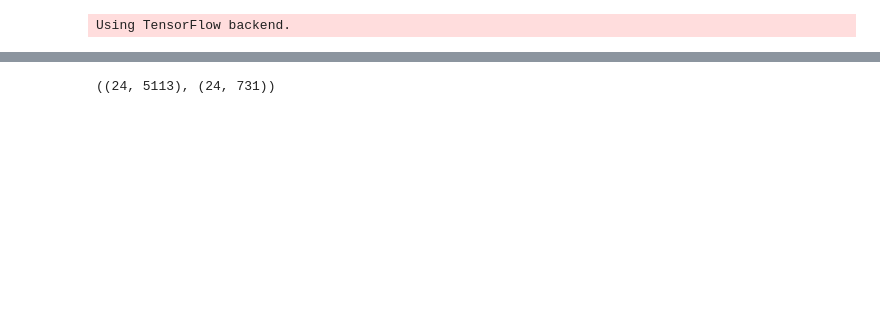
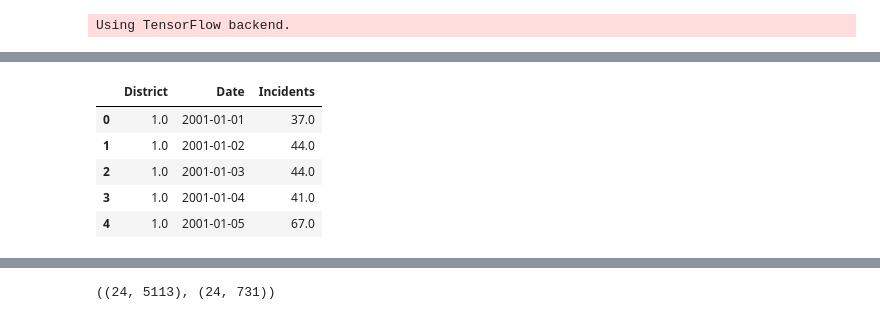
Before and after one commit to thsis/INFOSYS, a Jupyter notebook: blog/Marc_Blogpost_IS.ipynb, the cells around one changed output, grey strips where cells are left out. Saved outputs shown, nothing was run; the diff lists cells and outputs as text; code cells hidden in the pictures; blank space fills up the shorter version.

```diff
--- a/blog/Marc_Blogpost_IS.ipynb
+++ b/blog/Marc_Blogpost_IS.ipynb
@@ -16,0 +19,10 @@ Using TensorFlow backend.
+# %%
+data = pd.read_csv('../data/crimes_district.csv')
+data.head()
+# %% [output]
+|  | District | Date | Incidents |
+| 0 | 1.0 | 2001-01-01 | 37.0 |
+| 1 | 1.0 | 2001-01-02 | 44.0 |
+| 2 | 1.0 | 2001-01-03 | 44.0 |
+| 3 | 1.0 | 2001-01-04 | 41.0 |
+| 4 | 1.0 | 2001-01-05 | 67.0 |
```
Also changed, not shown: parts of 20 cells of this notebook.
